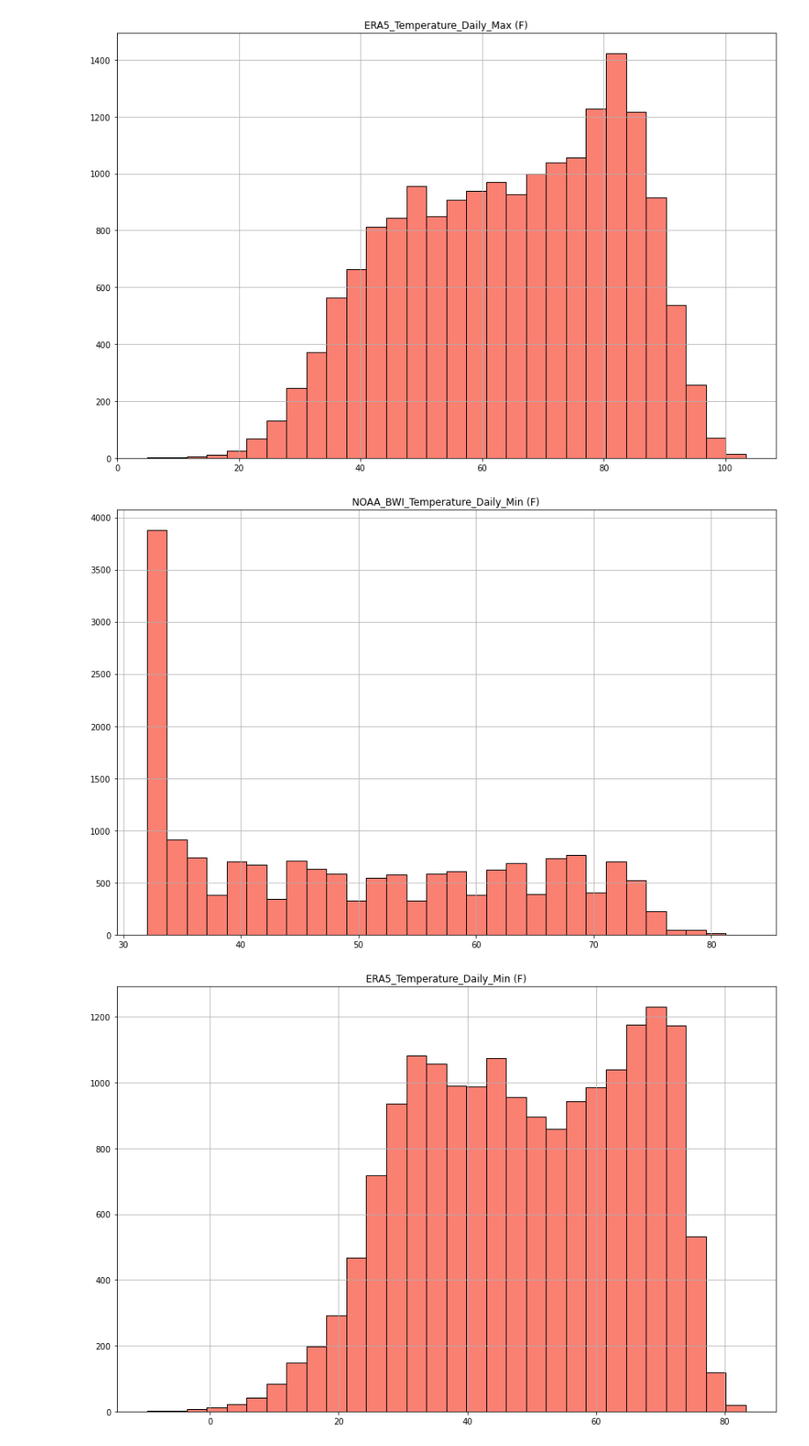
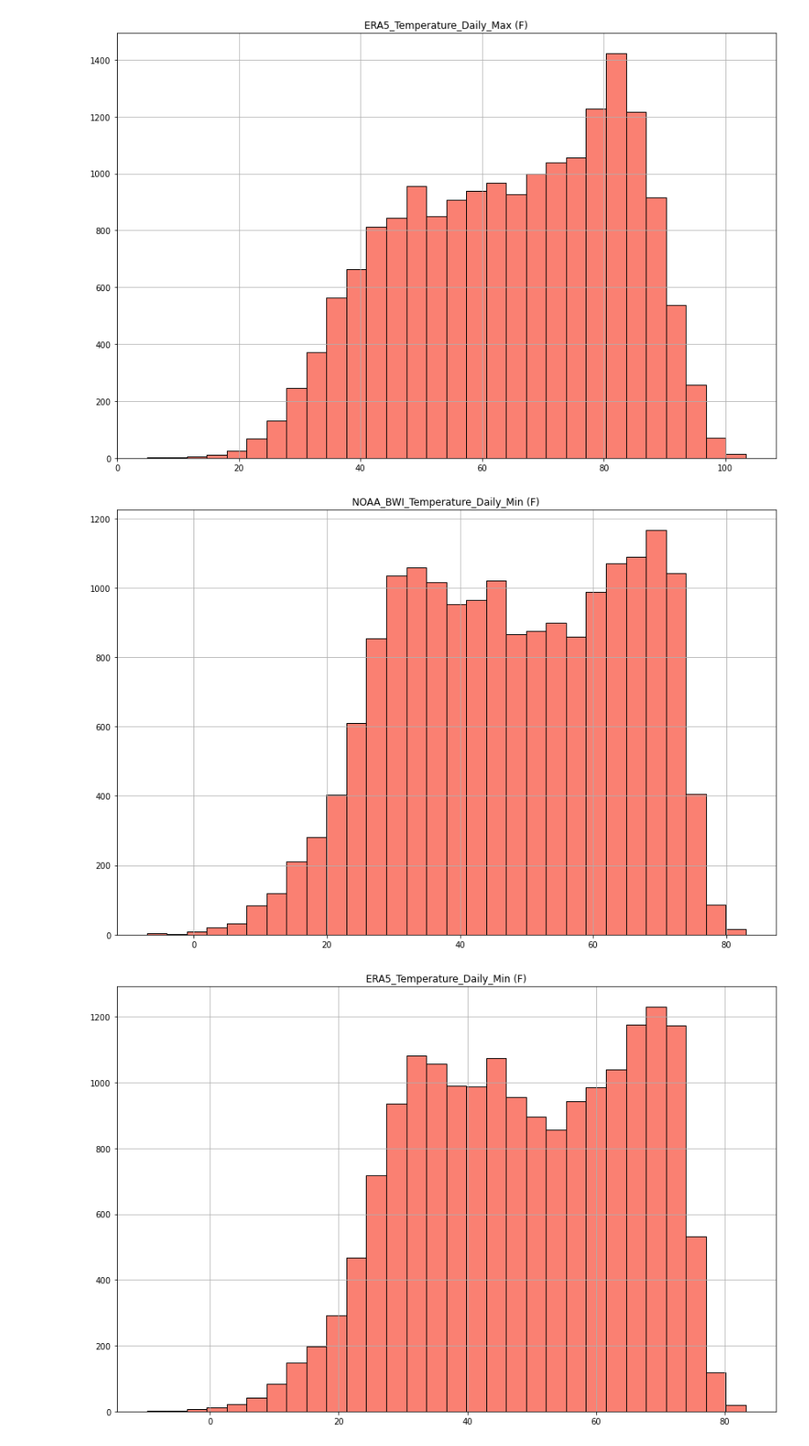
Before and after one commit to mariajmolina/Innovator_AI_Bias, a Jupyter notebook: ERA5_NOAA_BWI_historical.ipynb, the cells around one changed output. Shown at 88% size. Drawn from its saved outputs; the diff is of its cells as text; code cells hidden in the pictures.

Commit message:
correction to temp string conversion and finish analysis

```diff
--- a/ERA5_NOAA_BWI_historical.ipynb
+++ b/ERA5_NOAA_BWI_historical.ipynb
@@ -205,0 +262,4 @@ df_era5 = df_era5[~df_era5['Datetime'].duplicated()].drop_duplicates()
+# %%
+# clean up dates to ensure start and end have 24 hours based on df
+df_era5 = df_era5[(df_era5['Datetime'] >= df['Datetime'].iloc[0]) & (
+                   df_era5['Datetime'] <= df['Datetime'].iloc[-1])]
@@ -338,13 +432,13 @@ tmin_daily_difference_F = tmin_NOAA_daily['Temperature_F'] - ERA5_temp_during_NO
 # %%
 # absolute time difference between daily maximum temperature (ERA5 and NOAA)
 tmax_diff = []
-for i, j in zip(pd.to_datetime(tmax_NOAA_daily_datetime), tmax_ERA5_daily_datetime[:-1]):
+for i, j in zip(pd.to_datetime(tmax_NOAA_daily_datetime), tmax_ERA5_daily_datetime):
     tmax_diff.append(compute_time_difference(i, j))
 tmax_diff = np.array(tmax_diff)
 # %%
 # absolute time difference between daily minimum temperature (ERA5 and NOAA)
 tmin_diff = []
-for i, j in zip(pd.to_datetime(tmin_NOAA_daily_datetime), tmin_ERA5_daily_datetime[:-1]):
+for i, j in zip(pd.to_datetime(tmin_NOAA_daily_datetime), tmin_ERA5_daily_datetime):
     tmin_diff.append(compute_time_difference(i, j))
 tmin_diff = np.array(tmin_diff)
 # %% [markdown]
@@ -360,13 +454,13 @@ data = {
     'NOAA_BWI_Temperature_Daily_Min (F)': tmin_NOAA_daily['Temperature_F'],
     'NOAA_BWI_Temperature_Daily_Min_Datetime': tmin_NOAA_daily_datetime,
 
-    'ERA5_Temperature_Daily_Max (C)': tmax_ERA5_daily['Temperature_C'][:-1],
-    'ERA5_Temperature_Daily_Max (F)': tmax_ERA5_daily['Temperature_F'][:-1],
-    'ERA5_Temperature_Daily_Max_Datetime': tmax_ERA5_daily_datetime[:-1],
+    'ERA5_Temperature_Daily_Max (C)': tmax_ERA5_daily['Temperature_C'],
+    'ERA5_Temperature_Daily_Max (F)': tmax_ERA5_daily['Temperature_F'],
+    'ERA5_Temperature_Daily_Max_Datetime': tmax_ERA5_daily_datetime,
 
-    'ERA5_Temperature_Daily_Min (C)': tmin_ERA5_daily['Temperature_C'][:-1],
-    'ERA5_Temperature_Daily_Min (F)': tmin_ERA5_daily['Temperature_F'][:-1],
-    'ERA5_Temperature_Daily_Min_Datetime': tmin_ERA5_daily_datetime[:-1],
+    'ERA5_Temperature_Daily_Min (C)': tmin_ERA5_daily['Temperature_C'],
+    'ERA5_Temperature_Daily_Min (F)': tmin_ERA5_daily['Temperature_F'],
+    'ERA5_Temperature_Daily_Min_Datetime': tmin_ERA5_daily_datetime,
 
 
     'ERA5_Corresponding_Temperature_During_NOAA_BWI_Daily_Max (C)': ERA5_temp_during_NOAA_tmax_C,
@@ -375,11 +469,11 @@ data = {
     'ERA5_Corresponding_Temperature_During_NOAA_BWI_Daily_Min (C)': ERA5_temp_during_NOAA_tmin_C,
     'ERA5_Corresponding_Temperature_During_NOAA_BWI_Daily_Min (F)': ERA5_temp_during_NOAA_tmin_F,
 
-    'NOAA_BWI_Corresponding_Temperature_During_ERA5_Daily_Max (C)': NOAA_temp_during_ERA5_tmax_C[:-1],
-    'NOAA_BWI_Corresponding_Temperature_During_ERA5_Daily_Max (F)': NOAA_temp_during_ERA5_tmax_F[:-1],
+    'NOAA_BWI_Corresponding_Temperature_During_ERA5_Daily_Max (C)': NOAA_temp_during_ERA5_tmax_C,
+    'NOAA_BWI_Corresponding_Temperature_During_ERA5_Daily_Max (F)': NOAA_temp_during_ERA5_tmax_F,
 
-    'NOAA_BWI_Corresponding_Temperature_During_ERA5_Daily_Min (C)': NOAA_temp_during_ERA5_tmin_C[:-1],
-    'NOAA_BWI_Corresponding_Temperature_During_ERA5_Daily_Min (F)': NOAA_temp_during_ERA5_tmin_F[:-1],
+    'NOAA_BWI_Corresponding_Temperature_During_ERA5_Daily_Min (C)': NOAA_temp_during_ERA5_tmin_C,
+    'NOAA_BWI_Corresponding_Temperature_During_ERA5_Daily_Min (F)': NOAA_temp_during_ERA5_tmin_F,
 
 
     'Daily_Temperature_Max_Difference (C)': tmax_daily_difference_C.values,
@@ -431,11 +527,12 @@ plt.show()
 [figure]
 # %%
 fig = df_FINAL.hist(
-    'NOAA_BWI_Temperature_Daily_Min (F)', edgecolor='k', facecolor='salmon', bins=30, figsize=(12,8))
+    'NOAA_BWI_Temperature_Daily_Min (F)', edgecolor='k', facecolor='salmon',
+    bins=30, figsize=(12, 8))
 plt.tight_layout()
 # plt.savefig('/Users/molina/Desktop/ShadingDade_Temperature_Daily_Max.png', dpi=500)
 plt.show()
 # %% [output]
-[figure, old version]
+[figure, new version]
 # %%
 fig = df_FINAL.hist(
```
Also changed, not shown: parts of 24 cells of this notebook, 7 other files.
